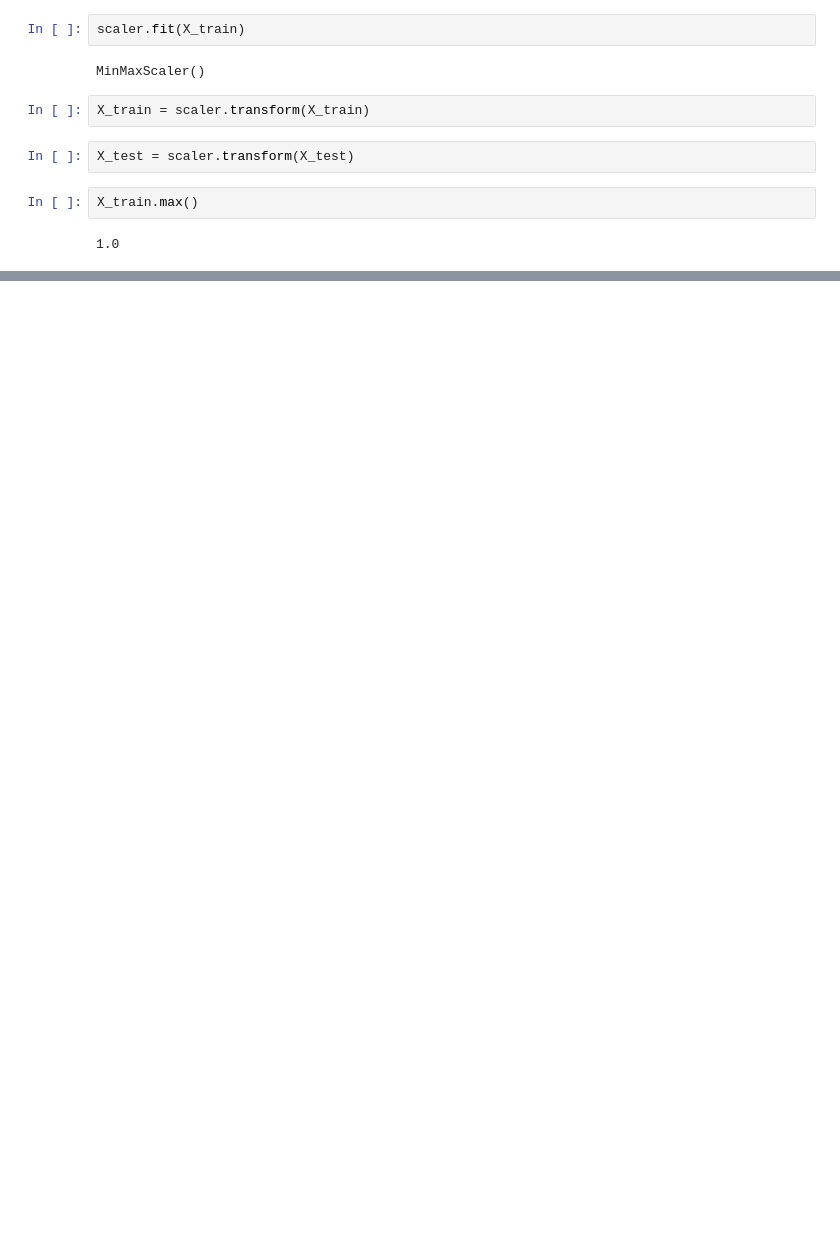
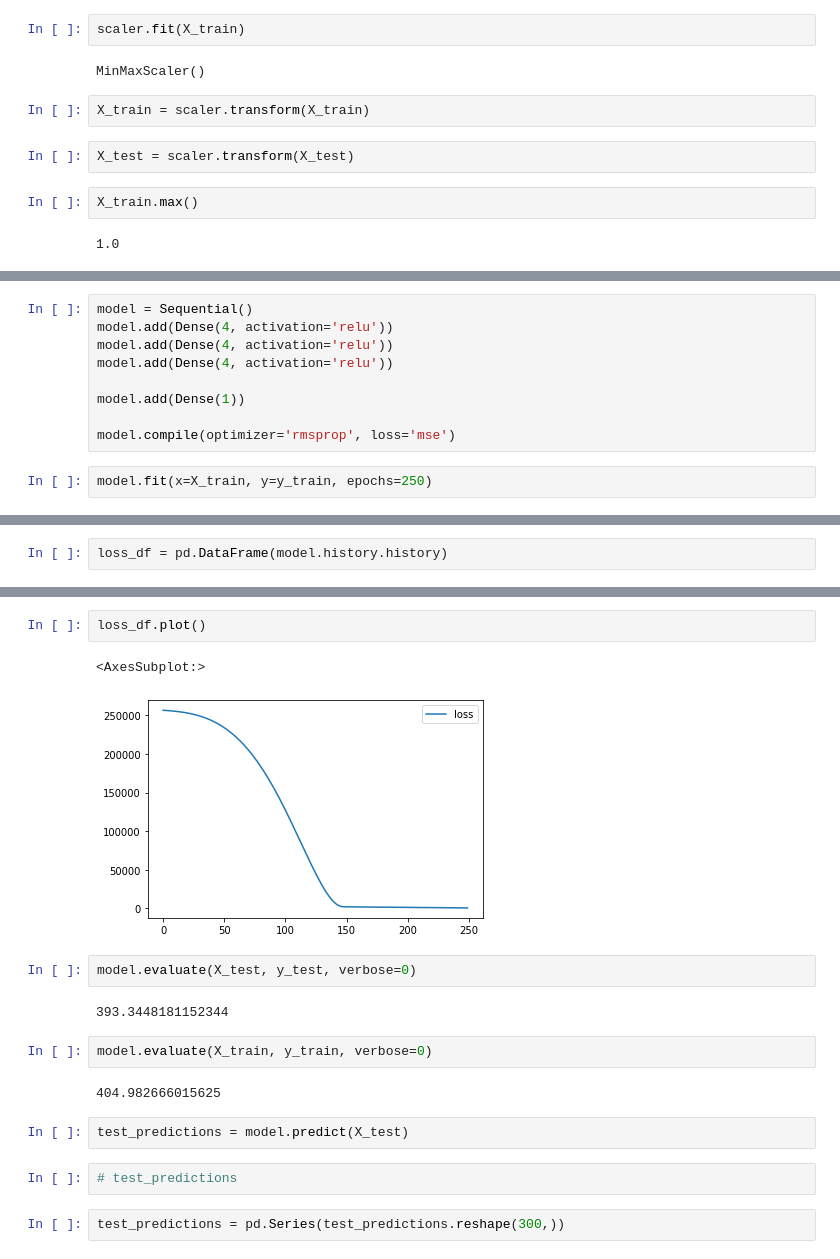
Before and after one commit to goaziz/python-data-science, a Jupyter notebook: Neural Nets and Deep Learning/tensor_flow_syntax_basic.ipynb, the cells around one changed output, grey strips where cells are left out. Saved outputs shown, nothing was run; the diff lists cells and outputs as text; blank space fills up the shorter version.

```diff
--- a/Neural Nets and Deep Learning/tensor_flow_syntax_basic.ipynb
+++ b/Neural Nets and Deep Learning/tensor_flow_syntax_basic.ipynb
@@ -52,0 +62,11 @@ X_train.max()
+# %%
+model = Sequential()
+model.add(Dense(4, activation='relu'))
+model.add(Dense(4, activation='relu'))
+model.add(Dense(4, activation='relu'))
+
+model.add(Dense(1))
+
+model.compile(optimizer='rmsprop', loss='mse')
+# %%
+model.fit(x=X_train, y=y_train, epochs=250)
@@ -52,0 +92,2 @@ X_train.max()
+# %%
+loss_df = pd.DataFrame(model.history.history)
@@ -52,0 +103,19 @@ X_train.max()
+# %%
+loss_df.plot()
+# %% [output]
+<AxesSubplot:>
+[figure, added]
+# %%
+model.evaluate(X_test, y_test, verbose=0)
+# %% [output]
+393.3448181152344
+# %%
+model.evaluate(X_train, y_train, verbose=0)
+# %% [output]
+404.982666015625
+# %%
+test_predictions = model.predict(X_test)
+# %%
+# test_predictions
+# %%
+test_predictions = pd.Series(test_predictions.reshape(300,))
```
Also changed, not shown: parts of 20 cells of this notebook, 6 other files.
